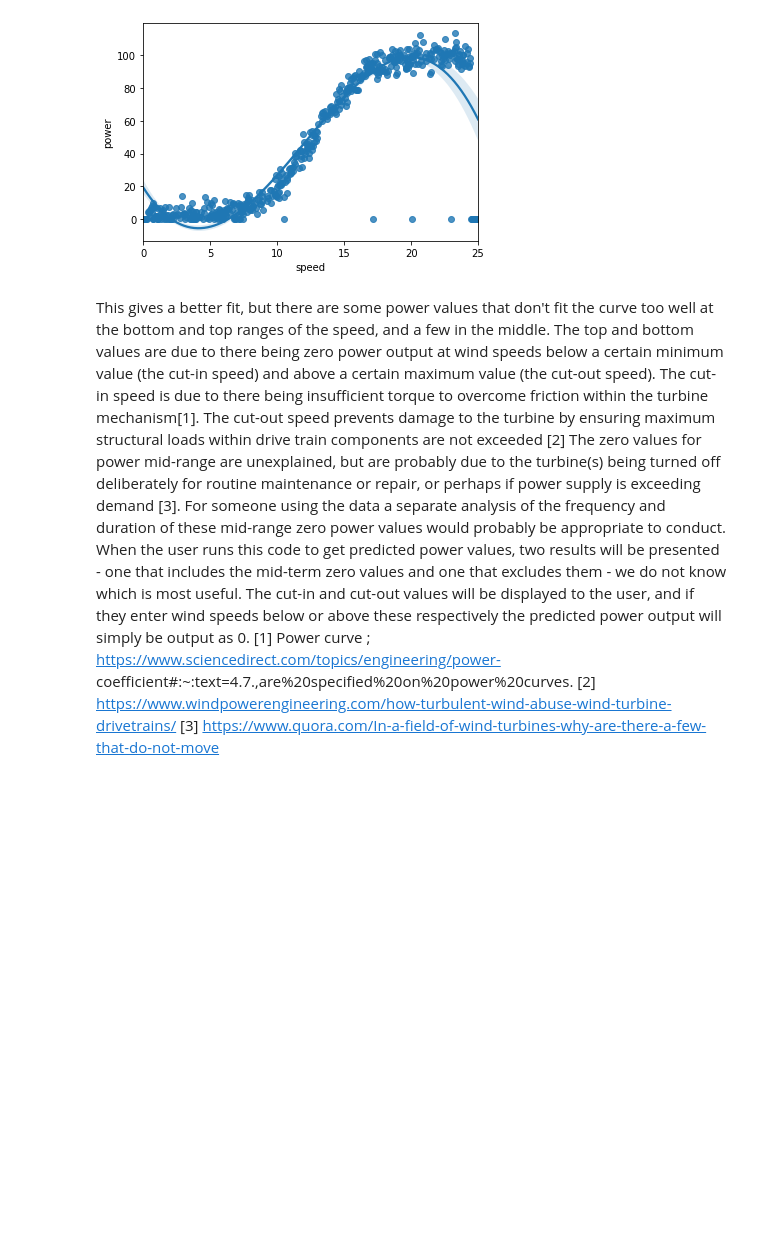
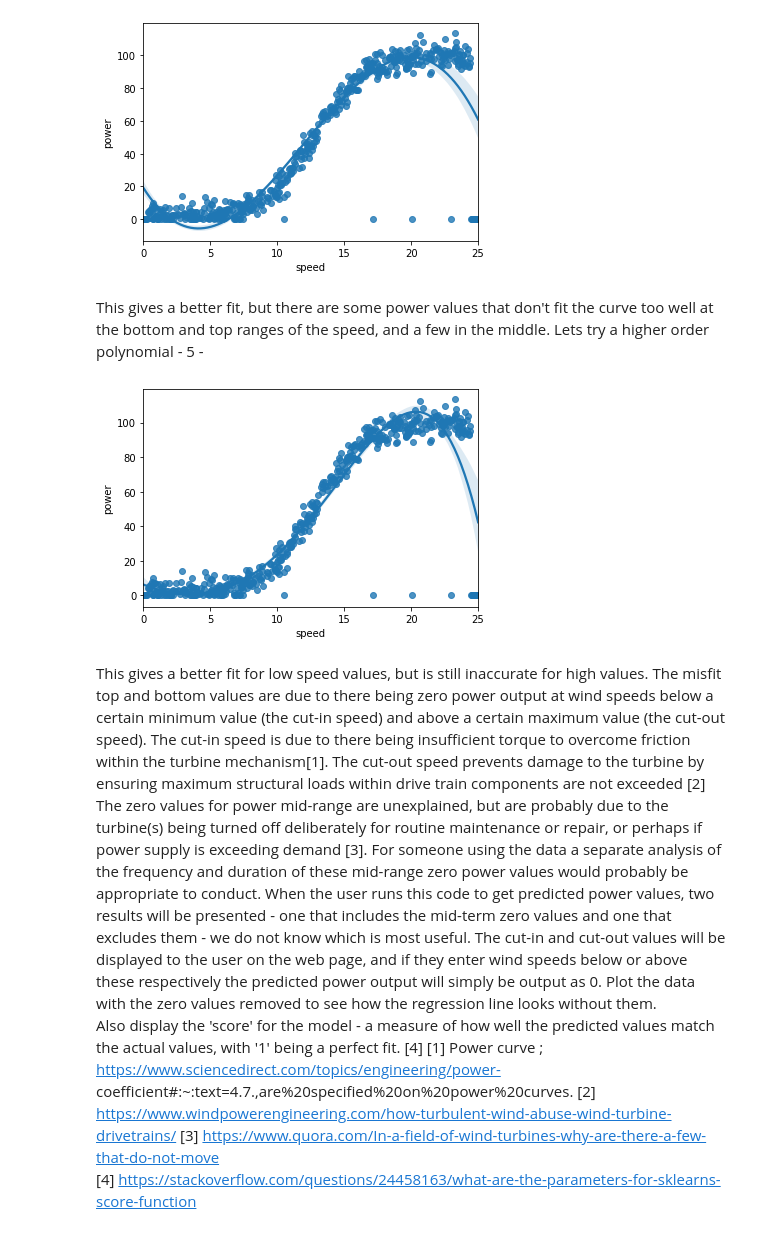
Before and after one commit to NigelSlack/Machine-Learning-Stats-Project, a Jupyter notebook: Machine Learning and Stats Project.ipynb, the cells around one changed output. Drawn from its saved outputs; the diff is of its cells as text; code cells hidden in the pictures; blank space fills up the shorter version.

```diff
--- a/Machine Learning and Stats Project.ipynb
+++ b/Machine Learning and Stats Project.ipynb
@@ -81,11 +83,22 @@ sns.regplot(x=c0,y=c1,data=df, order=3)
 plt.show()
 # %% [output]
 [figure]
+# %% [markdown]
+This gives a better fit, but there are some power values that don't fit the curve too well at the bottom and top ranges of the speed, and a few in the middle. Lets try a higher order polynomial - 5 -
+# %%
+sns.regplot(x=c0,y=c1,data=df, order=5)
+plt.show()
+# %% [output]
+[figure, added]
 # %% [markdown]
-This gives a better fit, but there are some power values that don't fit the curve too well at the bottom and top ranges of the speed, and a few in the middle. The top and bottom values are due to there being zero power output at wind speeds below a certain minimum value (the cut-in speed) and above a certain maximum value (the cut-out speed). The cut-in speed is due to there being insufficient torque to overcome friction within the turbine mechanism[1]. The cut-out speed prevents damage to the turbine by ensuring maximum structural loads within drive train components are not exceeded [2] The zero values for power mid-range are unexplained, but are probably due to the turbine(s) being turned off deliberately for routine maintenance or repair, or perhaps if power supply is exceeding demand [3]. For someone using the data a separate analysis of the frequency and duration of these mid-range zero power values would probably be appropriate to conduct. When the user runs this code to get predicted power values, two results will be presented - one that includes the mid-term zero values and one that excludes them - we do not know which is most useful. The cut-in and cut-out values will be displayed to the user, and if they enter wind speeds below or above these respectively the predicted power output will simply be output as 0.
+This gives a better fit for low speed values, but is still inaccurate for high values. The misfit top and bottom values are due to there being zero power output at wind speeds below a certain minimum value (the cut-in speed) and above a certain maximum value (the cut-out speed). The cut-in speed is due to there being insufficient torque to overcome friction within the turbine mechanism[1]. The cut-out speed prevents damage to the turbine by ensuring maximum structural loads within drive train components are not exceeded [2] The zero values for power mid-range are unexplained, but are probably due to the turbine(s) being turned off deliberately for routine maintenance or repair, or perhaps if power supply is exceeding demand [3]. For someone using the data a separate analysis of the frequency and duration of these mid-range zero power values would probably be appropriate to conduct. When the user runs this code to get predicted power values, two results will be presented - one that includes the mid-term zero values and one that excludes them - we do not know which is most useful. The cut-in and cut-out values will be displayed to the user on the web page, and if they enter wind speeds below or above these respectively the predicted power output will simply be output as 0.
+Plot the data with the zero values removed to see how the regression line looks without them.
+Also display the 'score' for the model - a measure of how well the predicted values match the actual values, with '1'
+being a perfect fit. [4]
 [1] Power curve ; https://www.sciencedirect.com/topics/engineering/power-  coefficient#:~:text=4.7.,are%20specified%20on%20power%20curves.
 [2] https://www.windpowerengineering.com/how-turbulent-wind-abuse-wind-turbine-drivetrains/
 [3] https://www.quora.com/In-a-field-of-wind-turbines-why-are-there-a-few-that-do-not-move
+[4] https://stackoverflow.com/questions/24458163/what-are-the-parameters-for-sklearns-score-function
 # %%
 # Polynomial regression ; https://scikit-learn.org/stable/modules/linear_model.html
 from sklearn.preprocessing import PolynomialFeatures
```
Also changed, not shown: parts of 8 cells of this notebook, 2 other files.
